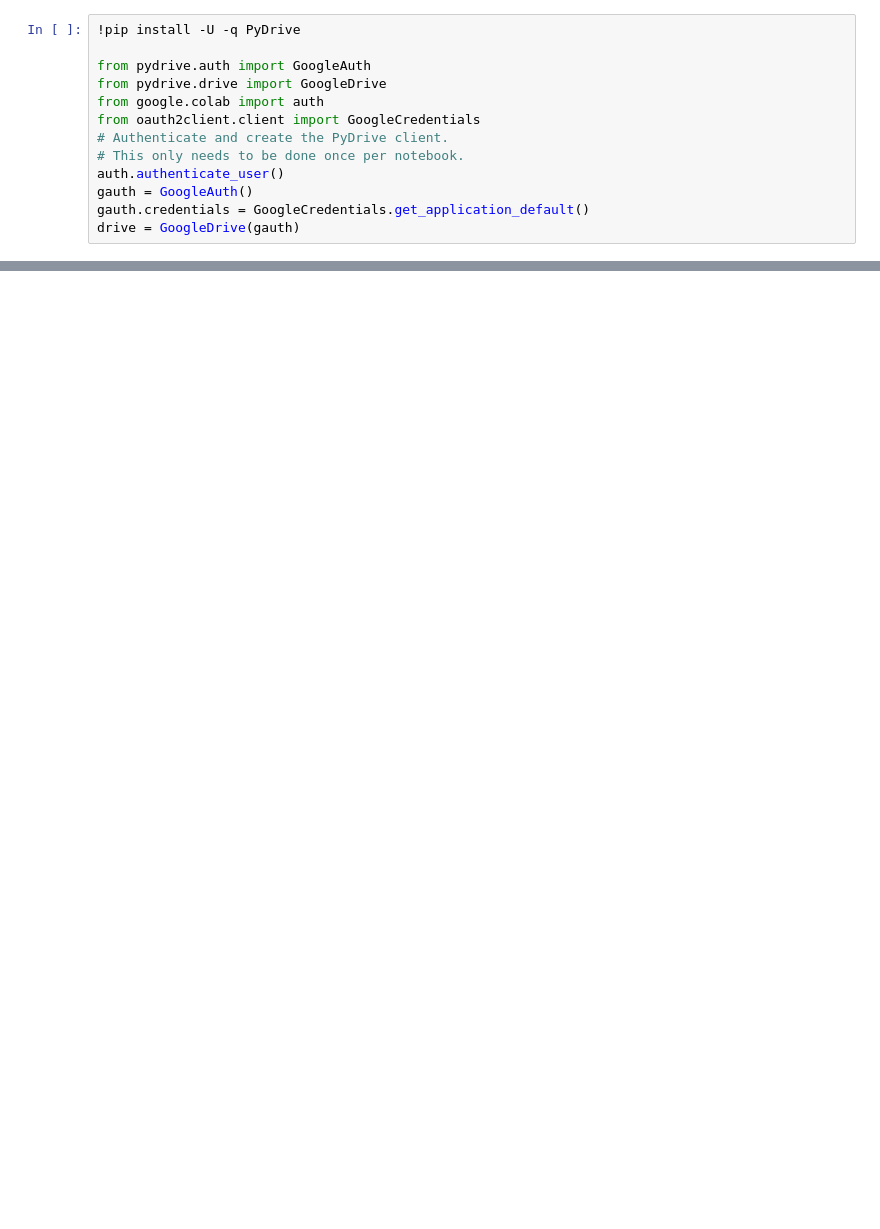
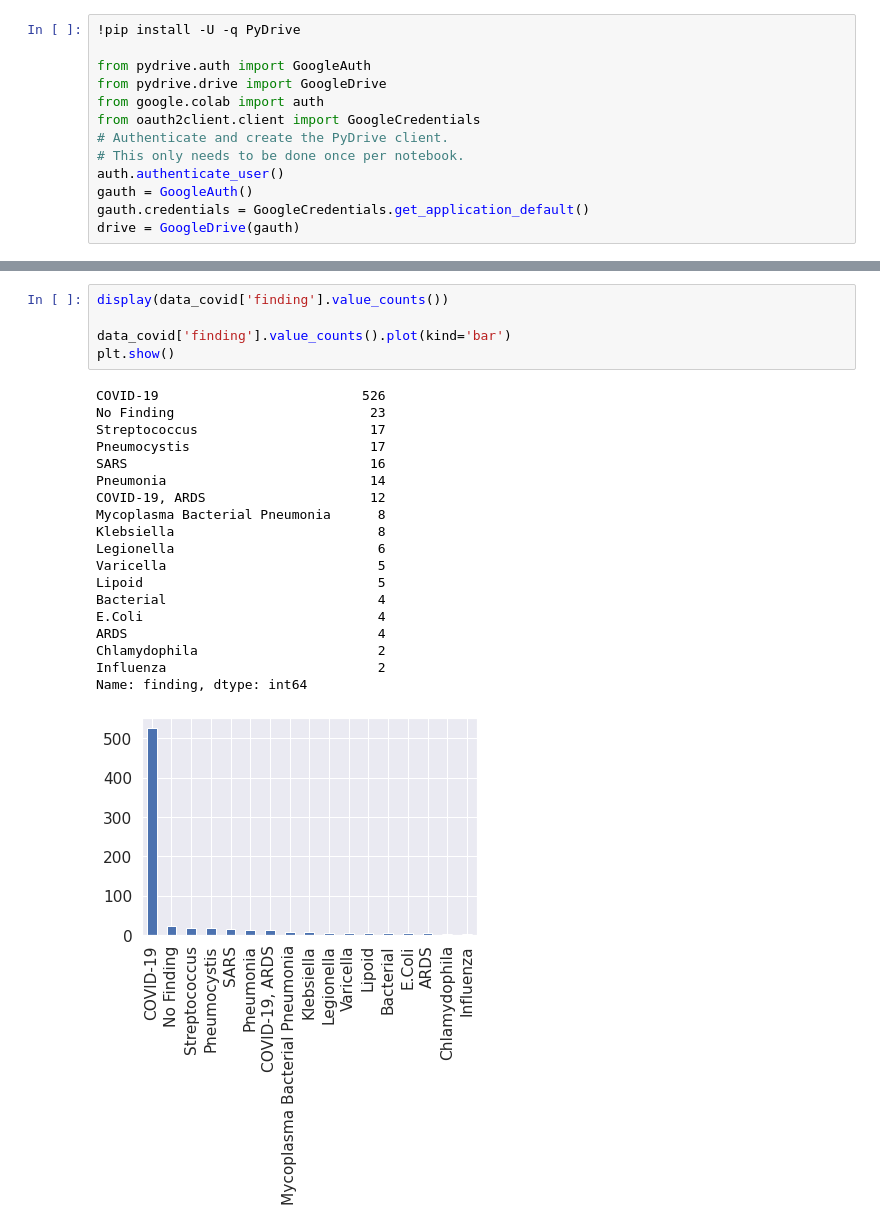
Before and after one commit to AleBitetto/Computer_Vision_Tutorial, a Jupyter notebook: Chest_xray_tutorial.ipynb, the cells around one changed output, grey strips where cells are left out. Cells and saved outputs as stored; diff of their text form; blank space fills up the shorter version.

```diff
--- a/Chest_xray_tutorial.ipynb
+++ b/Chest_xray_tutorial.ipynb
@@ -31,0 +121,25 @@ Extract data... Done
+# %%
+display(data_covid['finding'].value_counts())
+
+data_covid['finding'].value_counts().plot(kind='bar')
+plt.show()
+# %% [output]
+COVID-19                          526
+No Finding                         23
+Streptococcus                      17
+Pneumocystis                       17
+SARS                               16
+Pneumonia                          14
+COVID-19, ARDS                     12
+Mycoplasma Bacterial Pneumonia      8
+Klebsiella                          8
+Legionella                          6
+Varicella                           5
+Lipoid                              5
+Bacterial                           4
+E.Coli                              4
+ARDS                                4
+Chlamydophila                       2
+Influenza                           2
+Name: finding, dtype: int64
+[figure, added]
```
Also changed, not shown: parts of 15 cells of this notebook.
